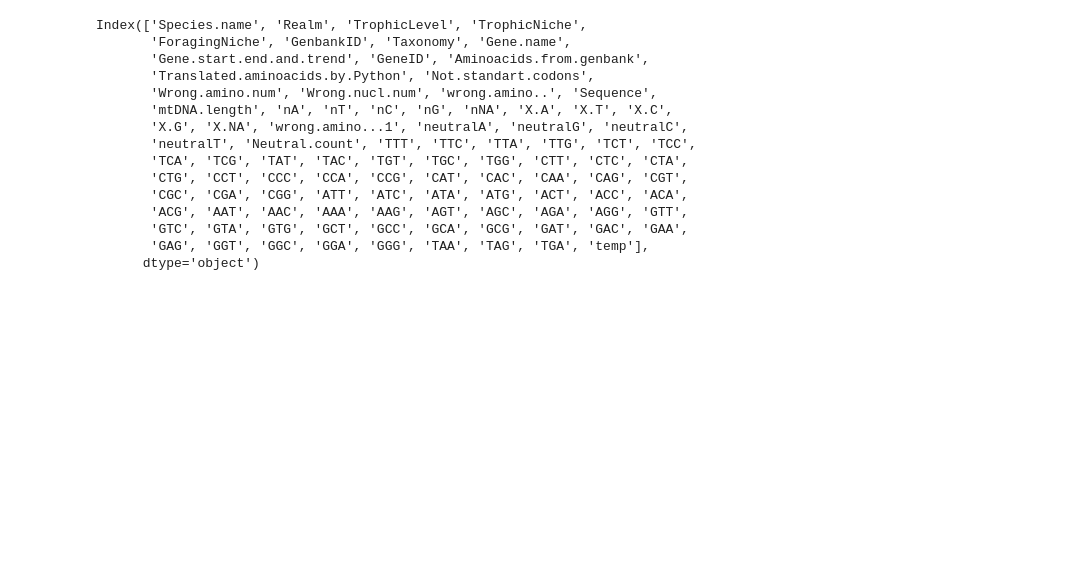
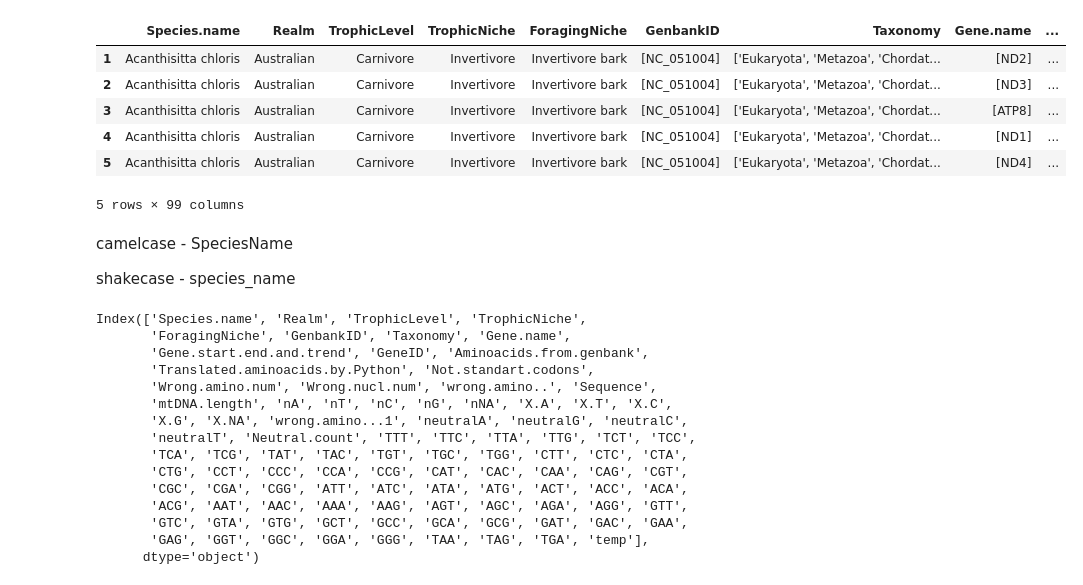
Before and after one commit to kpotoh/birds, a Jupyter notebook: nb/EDA.ipynb, the cells around one changed output. Drawn from its saved outputs; the diff is of its cells as text; code cells hidden in the pictures; blank space fills up the shorter version.

```diff
--- a/nb/EDA.ipynb
+++ b/nb/EDA.ipynb
@@ -4,6 +4,20 @@ import pandas as pd
 path = "../data/raw/final_birds_list_with_no_mistakes.csv"
 
 df = pd.read_csv(path, index_col=0).drop("X", axis=1)
+# %%
+df.head()
+# %% [output]
+|  | Species.name | Realm | TrophicLevel | TrophicNiche | ForagingNiche | GenbankID | Taxonomy | Gene.name | ... |
+| 1 | Acanthisitta chloris | Australian | Carnivore | Invertivore | Invertivore bark | [NC_051004] | ['Eukaryota', 'Metazoa', 'Chordat... | [ND2] | ... |
+| 2 | Acanthisitta chloris | Australian | Carnivore | Invertivore | Invertivore bark | [NC_051004] | ['Eukaryota', 'Metazoa', 'Chordat... | [ND3] | ... |
+| 3 | Acanthisitta chloris | Australian | Carnivore | Invertivore | Invertivore bark | [NC_051004] | ['Eukaryota', 'Metazoa', 'Chordat... | [ATP8] | ... |
+| 4 | Acanthisitta chloris | Australian | Carnivore | Invertivore | Invertivore bark | [NC_051004] | ['Eukaryota', 'Metazoa', 'Chordat... | [ND1] | ... |
+| 5 | Acanthisitta chloris | Australian | Carnivore | Invertivore | Invertivore bark | [NC_051004] | ['Eukaryota', 'Metazoa', 'Chordat... | [ND4] | ... |
+5 rows × 99 columns
+# %% [markdown]
+camelcase - SpeciesName
+
+shakecase - species_name
 # %%
 df.columns
 # %% [output]
```
Also changed, not shown: parts of 7 cells of this notebook.
